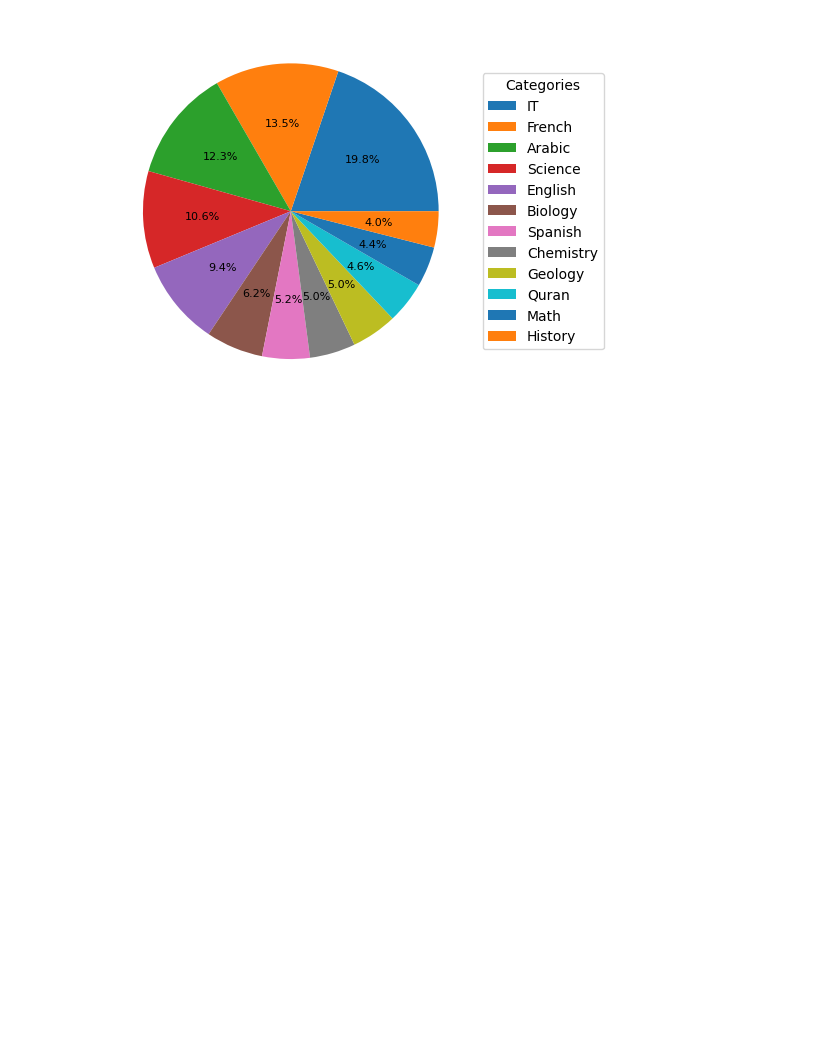
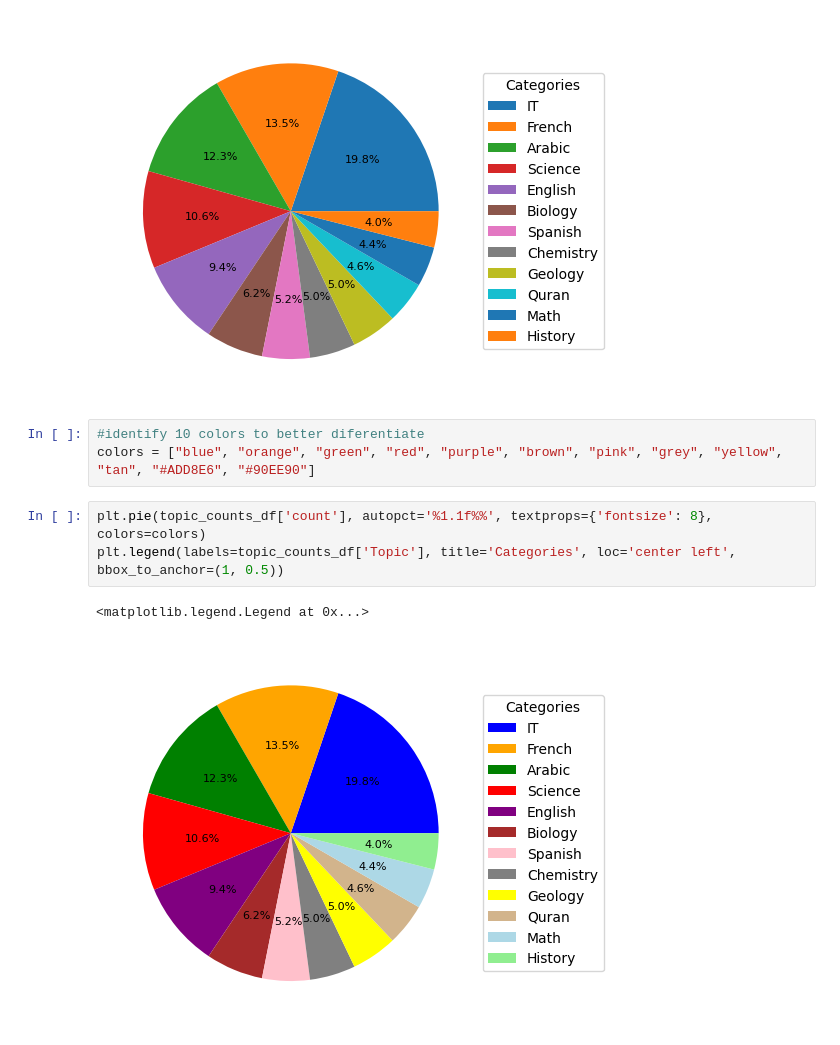
Before and after one commit to samaguiar/Students-Academic-Performance-Dataset, a Jupyter notebook: index.ipynb, the cells around one changed output. Saved outputs shown, nothing was run; the diff lists cells and outputs as text; blank space fills up the shorter version.

Commit message:
updated errors in pie chart and pareto chart

```diff
--- a/index.ipynb
+++ b/index.ipynb
@@ -291,3 +293,12 @@ plt.legend(labels=topic_counts_df['Topic'], title='Categories', loc='center left
 # %% [output]
 <matplotlib.legend.Legend at 0x...>
 [figure]
+# %%
+#identify 10 colors to better diferentiate
+colors = ["blue", "orange", "green", "red", "purple", "brown", "pink", "grey", "yellow", "tan", "#ADD8E6", "#90EE90"]
+# %%
+plt.pie(topic_counts_df['count'], autopct='%1.1f%%', textprops={'fontsize': 8}, colors=colors)
+plt.legend(labels=topic_counts_df['Topic'], title='Categories', loc='center left', bbox_to_anchor=(1, 0.5))
+# %% [output]
+<matplotlib.legend.Legend at 0x...>
+[figure, added]
```
Also changed, not shown: parts of 8 cells of this notebook.
